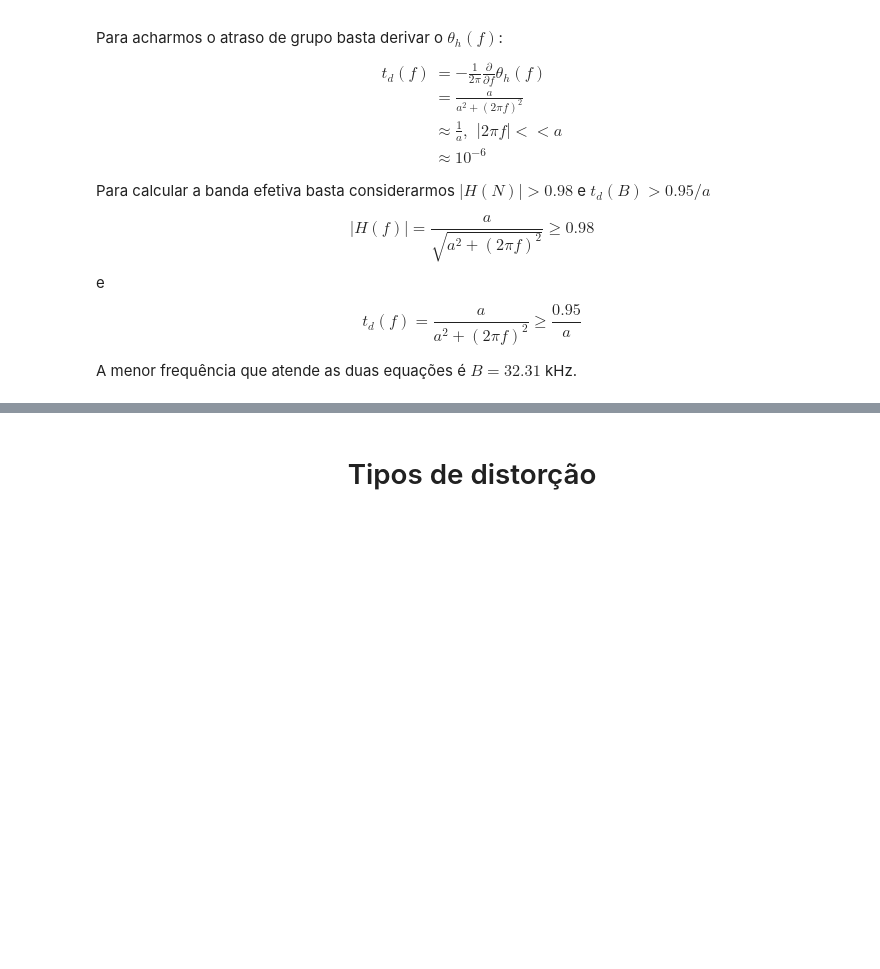
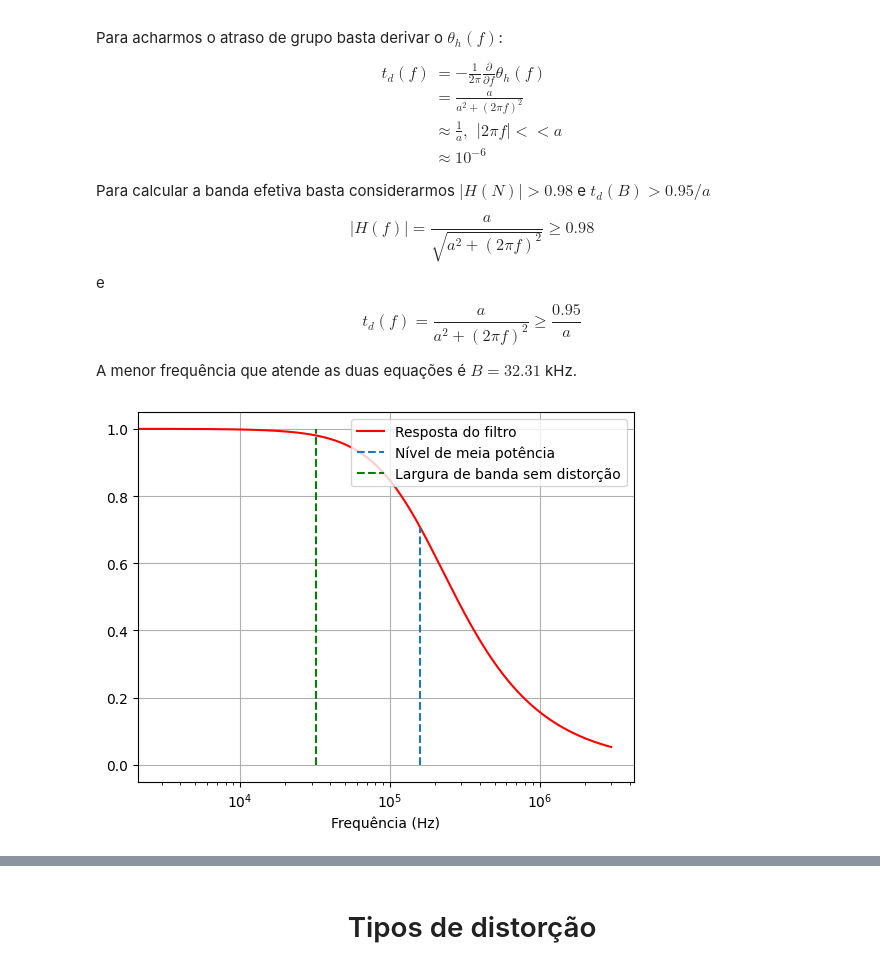
Before and after one commit to araujoUnb/PricomAulas, a Jupyter notebook: aula_conceitos_transmissao.ipynb, the cells around one changed output, grey strips where cells are left out. Saved outputs shown, nothing was run; the diff lists cells and outputs as text; code cells hidden in the pictures; blank space fills up the shorter version.

Commit message:
exemplo sem distorção com gráficos

```diff
--- a/aula_conceitos_transmissao.ipynb
+++ b/aula_conceitos_transmissao.ipynb
@@ -216,3 +216,26 @@ t_d(f)  = \frac{a}{a^2 +( 2\pi f)^2}  \geq \frac{0.95}{a}
 $$
 
 A menor frequência que atende as duas equações é $B=32.31$ kHz.
+# %%
+def filtro_passa_baixa(a,f):
+    Hf = a/(a + 1j*2*np.pi*f)
+
+    return Hf
+
+
+a  = 10**6
+fftSize  = 2**10
+f = np.linspace(0,3*a,fftSize)
+
+Hf = filtro_passa_baixa(a,f)
+# %%
+plt.semilogx(f,np.abs(Hf),'r-',label="Resposta do filtro")
+#plt.semilogx(f,1/np.sqrt(2)*np.ones(len(Hf)),'b--', label="Nível de meia potência")
+plt.semilogx(a/(2*np.pi)*np.ones(len(Hf)),np.linspace(0,1/np.sqrt(2),len(Hf)),"--",label="Nível de meia potência")
+plt.semilogx(32.31e3*np.ones(len(Hf)),np.linspace(0,1,len(Hf)),"g--",label="Largura de banda sem distorção")
+plt.xlabel("Frequência (Hz)")
+plt.grid()
+plt.legend()
+plt.show()
+# %% [output]
+[figure, added]
```
Also changed, not shown: parts of 1 cell of this notebook.
